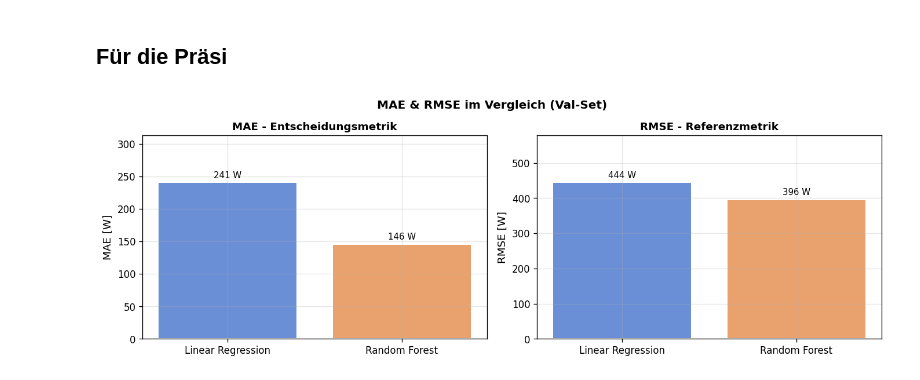
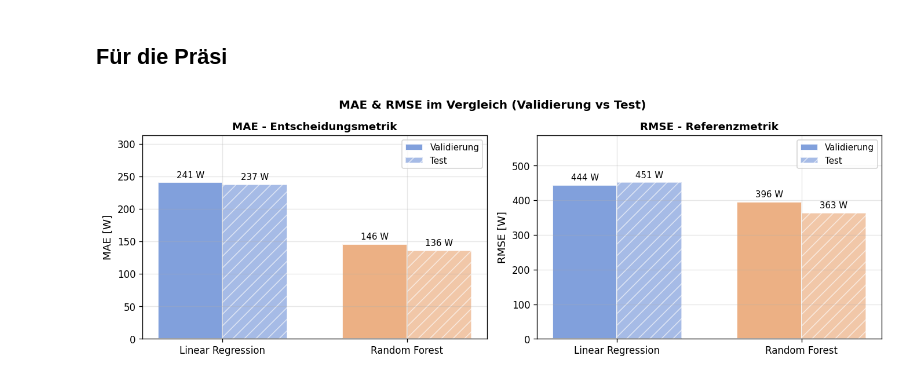
Before and after one commit to Anni075/KI-Project, a Jupyter notebook: notebooks/hypothesen/H04_linear_vs_nonlinear_models.ipynb, the cells around one changed output. Drawn from its saved outputs; the diff is of its cells as text; code cells hidden in the pictures.

```diff
--- a/notebooks/hypothesen/H04_linear_vs_nonlinear_models.ipynb
+++ b/notebooks/hypothesen/H04_linear_vs_nonlinear_models.ipynb
@@ -396,48 +396,99 @@ from matplotlib.gridspec import GridSpec
 # Einheitliche Typografie für Präsi-Abbildungen
 FONT_SUPTITLE = 12
 FONT_TITLE = 11
 FONT_LABEL = 11
 FONT_TICK = 10
 FONT_BARLABEL = 9
 
 PRESENTATION_MODELS_H4 = [
-    ('Linear Regression', 'Linear Regression + Time'),
-    ('Random Forest', 'Random Forest + Time'),
+    ('Linear Regression', 'linear_regression_base_with_time', RESULTS_LR),
+    ('Random Forest', 'random_forest_base_with_time', RESULTS_RF),
 ]
 
-display_labels = [label for label, _ in PRESENTATION_MODELS_H4]
-model_keys = [key for _, key in PRESENTATION_MODELS_H4]
-colors = [MODEL_COLORS[m] for m in model_keys]
+# Testdaten zusätzlich laden (analog zu H1/H2: split='test')
+presentation_preds = {}
+for label, model_key, results_dir in PRESENTATION_MODELS_H4:
+    val_df = load_predictions(results_dir, model_key, split='val')
+    test_df = load_predictions(results_dir, model_key, split='test')
+    presentation_preds[label] = {'val': val_df, 'test': test_df}
+
+def _mae(df):
+    return (df['y_true'] - df['y_pred']).abs().mean()
+
+def _rmse(df):
+    return (((df['y_pred'] - df['y_true']) ** 2).mean()) ** 0.5
+
+presentation_metrics = {}
+for label, _, _ in PRESENTATION_MODELS_H4:
+    presentation_metrics[label] = {
+        'val': {
+            'MAE': _mae(presentation_preds[label]['val']),
+            'RMSE': _rmse(presentation_preds[label]['val']),
+        },
+        'test': {
+            'MAE': _mae(presentation_preds[label]['test']),
+            'RMSE': _rmse(presentation_preds[label]['test']),
+        },
+    }
+
+display_labels = [label for label, _, _ in PRESENTATION_MODELS_H4]
+colors = [MODEL_COLORS['Linear Regression + Time'], MODEL_COLORS['Random Forest + Time']]
+x = np.arange(len(display_labels))
+width = 0.35
 
 fig = plt.figure(figsize=(11.5, 7.2))
 gs = GridSpec(2, 2, figure=fig, height_ratios=[1, 1.05])
 
 ax_mae = fig.add_subplot(gs[0, 0])
 ax_rmse = fig.add_subplot(gs[0, 1])
 
-# MAE
-mae_vals = [summary.loc[m, 'MAE [W]'] for m in model_keys]
-bars_mae = ax_mae.bar(display_labels, mae_vals, color=colors, edgecolor='white', linewidth=1.2)
-ax_mae.bar_label(bars_mae, fmt='%.0f W', padding=3, fontsize=FONT_BARLABEL)
+# MAE: Val vs Test
+mae_val = [presentation_metrics[m]['val']['MAE'] for m in display_labels]
+mae_test = [presentation_metrics[m]['test']['MAE'] for m in display_labels]
+bars_mae_val = ax_mae.bar(
+    x - width / 2, mae_val, width=width, color=colors, alpha=0.85,
+    edgecolor='white', linewidth=1.2, label='Validierung'
+ )
+bars_mae_test = ax_mae.bar(
+    x + width / 2, mae_test, width=width, color=colors, alpha=0.60, hatch='//',
+    edgecolor='white', linewidth=1.2, label='Test'
+ )
+ax_mae.bar_label(bars_mae_val, fmt='%.0f W', padding=3, fontsize=FONT_BARLABEL)
+ax_mae.bar_label(bars_mae_test, fmt='%.0f W', padding=3, fontsize=FONT_BARLABEL)
 ax_mae.set_title('MAE - Entscheidungsmetrik', fontsize=FONT_TITLE, fontweight='bold')
 ax_mae.set_ylabel('MAE [W]', fontsize=FONT_LABEL)
+ax_mae.set_xticks(x)
+ax_mae.set_xticklabels(display_labels)
 ax_mae.tick_params(axis='x', rotation=0, labelsize=FONT_TICK)
 ax_mae.tick_params(axis='y', labelsize=FONT_TICK)
-ax_mae.set_ylim(0, max(mae_vals) * 1.30)
+ax_mae.set_ylim(0, max(mae_val + mae_test) * 1.30)
+ax_mae.legend(fontsize=9)
 
-# RMSE
-rmse_vals = [summary.loc[m, 'RMSE [W]'] for m in model_keys]
-bars_rmse = ax_rmse.bar(display_labels, rmse_vals, color=colors, edgecolor='white', linewidth=1.2)
-ax_rmse.bar_label(bars_rmse, fmt='%.0f W', padding=3, fontsize=FONT_BARLABEL)
+# RMSE: Val vs Test
+rmse_val = [presentation_metrics[m]['val']['RMSE'] for m in display_labels]
+rmse_test = [presentation_metrics[m]['test']['RMSE'] for m in display_labels]
+bars_rmse_val = ax_rmse.bar(
+    x - width / 2, rmse_val, width=width, color=colors, alpha=0.85,
+    edgecolor='white', linewidth=1.2, label='Validierung'
+ )
+bars_rmse_test = ax_rmse.bar(
+    x + width / 2, rmse_test, width=width, color=colors, alpha=0.60, hatch='//',
+    edgecolor='white', linewidth=1.2, label='Test'
+ )
+ax_rmse.bar_label(bars_rmse_val, fmt='%.0f W', padding=3, fontsize=FONT_BARLABEL)
+ax_rmse.bar_label(bars_rmse_test, fmt='%.0f W', padding=3, fontsize=FONT_BARLABEL)
 ax_rmse.set_title('RMSE - Referenzmetrik', fontsize=FONT_TITLE, fontweight='bold')
 ax_rmse.set_ylabel('RMSE [W]', fontsize=FONT_LABEL)
+ax_rmse.set_xticks(x)
+ax_rmse.set_xticklabels(display_labels)
 ax_rmse.tick_params(axis='x', rotation=0, labelsize=FONT_TICK)
 ax_rmse.tick_params(axis='y', labelsize=FONT_TICK)
-ax_rmse.set_ylim(0, max(rmse_vals) * 1.30)
+ax_rmse.set_ylim(0, max(rmse_val + rmse_test) * 1.30)
+ax_rmse.legend(fontsize=9)
 
-fig.suptitle('MAE & RMSE im Vergleich (Val-Set)', fontsize=12, fontweight='bold')
+fig.suptitle('MAE & RMSE im Vergleich', fontsize=12, fontweight='bold')
 plt.tight_layout()
 plt.show()
 # %% [output]
-[figure, old version]
+[figure, new version]
 # %%
```
Also changed, not shown: parts of 2 cells of this notebook, 1 other file.
